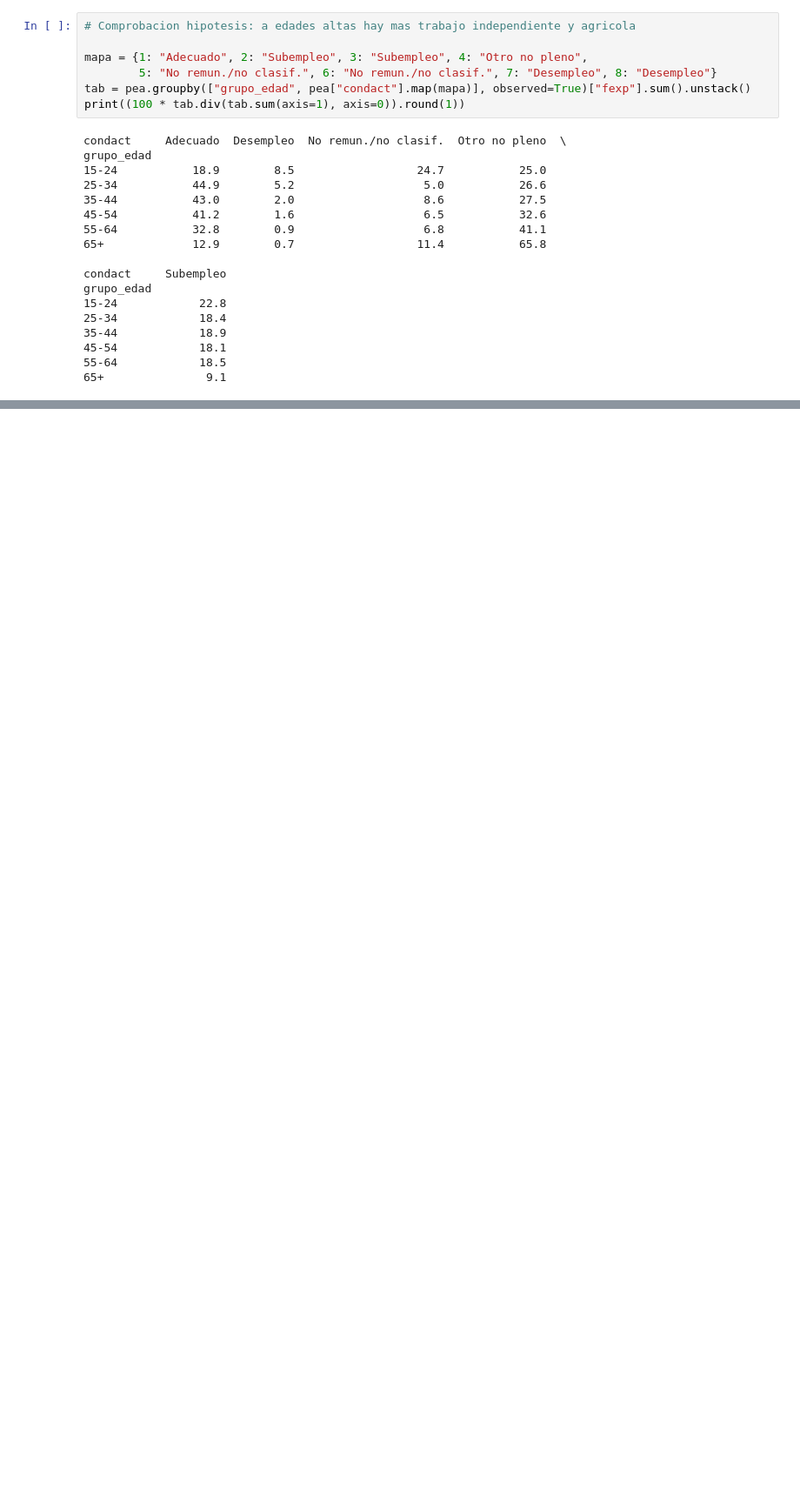
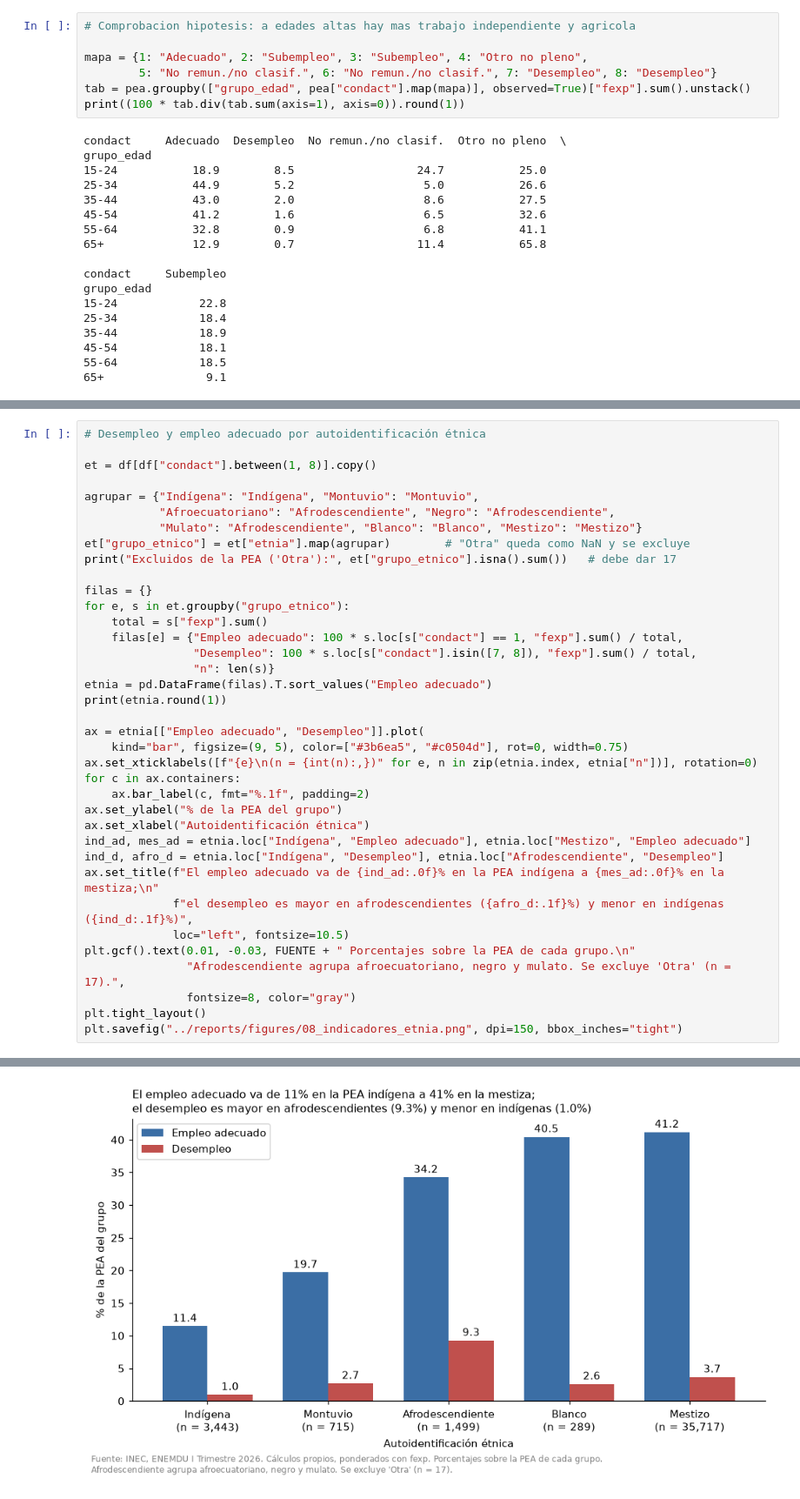
Before and after one commit to andreslojan/enemdu-mercado-laboral, a Jupyter notebook: notebooks/04_descriptivo.ipynb, the cells around one changed output, grey strips where cells are left out. Shown at 87% size. Drawn from its saved outputs; the diff is of its cells as text; blank space fills up the shorter version.

```diff
--- a/notebooks/04_descriptivo.ipynb
+++ b/notebooks/04_descriptivo.ipynb
@@ -253,0 +322,38 @@ grupo_edad
+# %%
+# Desempleo y empleo adecuado por autoidentificación étnica
+
+et = df[df["condact"].between(1, 8)].copy()
+
+agrupar = {"Indígena": "Indígena", "Montuvio": "Montuvio",
+           "Afroecuatoriano": "Afrodescendiente", "Negro": "Afrodescendiente",
+           "Mulato": "Afrodescendiente", "Blanco": "Blanco", "Mestizo": "Mestizo"}
+et["grupo_etnico"] = et["etnia"].map(agrupar)        # "Otra" queda como NaN y se excluye
+print("Excluidos de la PEA ('Otra'):", et["grupo_etnico"].isna().sum())   # debe dar 17
+
+filas = {}
+for e, s in et.groupby("grupo_etnico"):
+    total = s["fexp"].sum()
+    filas[e] = {"Empleo adecuado": 100 * s.loc[s["condact"] == 1, "fexp"].sum() / total,
+                "Desempleo": 100 * s.loc[s["condact"].isin([7, 8]), "fexp"].sum() / total,
+                "n": len(s)}
+etnia = pd.DataFrame(filas).T.sort_values("Empleo adecuado")
+print(etnia.round(1))
+
+ax = etnia[["Empleo adecuado", "Desempleo"]].plot(
+    kind="bar", figsize=(9, 5), color=["#3b6ea5", "#c0504d"], rot=0, width=0.75)
+ax.set_xticklabels([f"{e}\n(n = {int(n):,})" for e, n in zip(etnia.index, etnia["n"])], rotation=0)
+for c in ax.containers:
+    ax.bar_label(c, fmt="%.1f", padding=2)
+ax.set_ylabel("% de la PEA del grupo")
+ax.set_xlabel("Autoidentificación étnica")
+ind_ad, mes_ad = etnia.loc["Indígena", "Empleo adecuado"], etnia.loc["Mestizo", "Empleo adecuado"]
+ind_d, afro_d = etnia.loc["Indígena", "Desempleo"], etnia.loc["Afrodescendiente", "Desempleo"]
+ax.set_title(f"El empleo adecuado va de {ind_ad:.0f}% en la PEA indígena a {mes_ad:.0f}% en la mestiza;\n"
+             f"el desempleo es mayor en afrodescendientes ({afro_d:.1f}%) y menor en indígenas ({ind_d:.1f}%)",
+             loc="left", fontsize=10.5)
+plt.gcf().text(0.01, -0.03, FUENTE + " Porcentajes sobre la PEA de cada grupo.\n"
+               "Afrodescendiente agrupa afroecuatoriano, negro y mulato. Se excluye 'Otra' (n = 17).",
+               fontsize=8, color="gray")
+plt.tight_layout()
+plt.savefig("../reports/figures/08_indicadores_etnia.png", dpi=150, bbox_inches="tight")
+# %% [output]
@@ -253,0 +367 @@ grupo_edad
+[figure, added]
```
Also changed, not shown: parts of 6 cells of this notebook, 4 other files.
